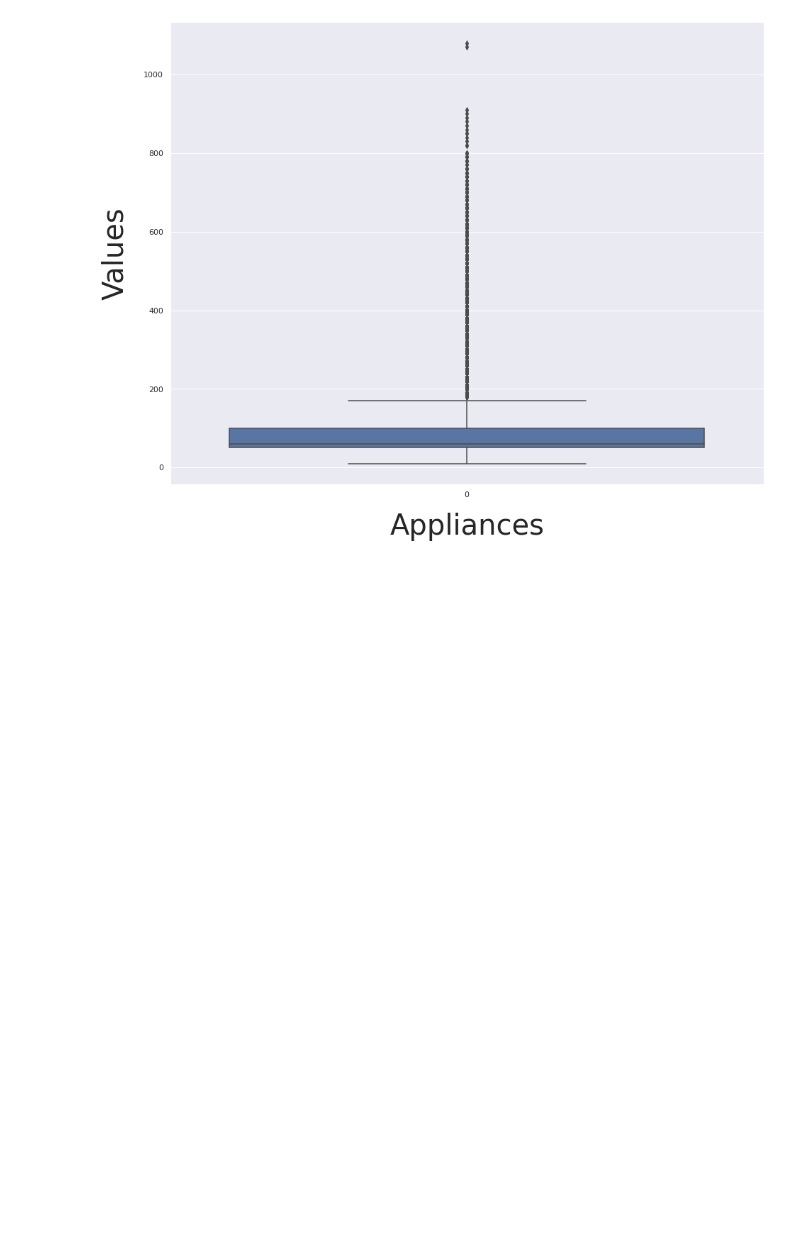
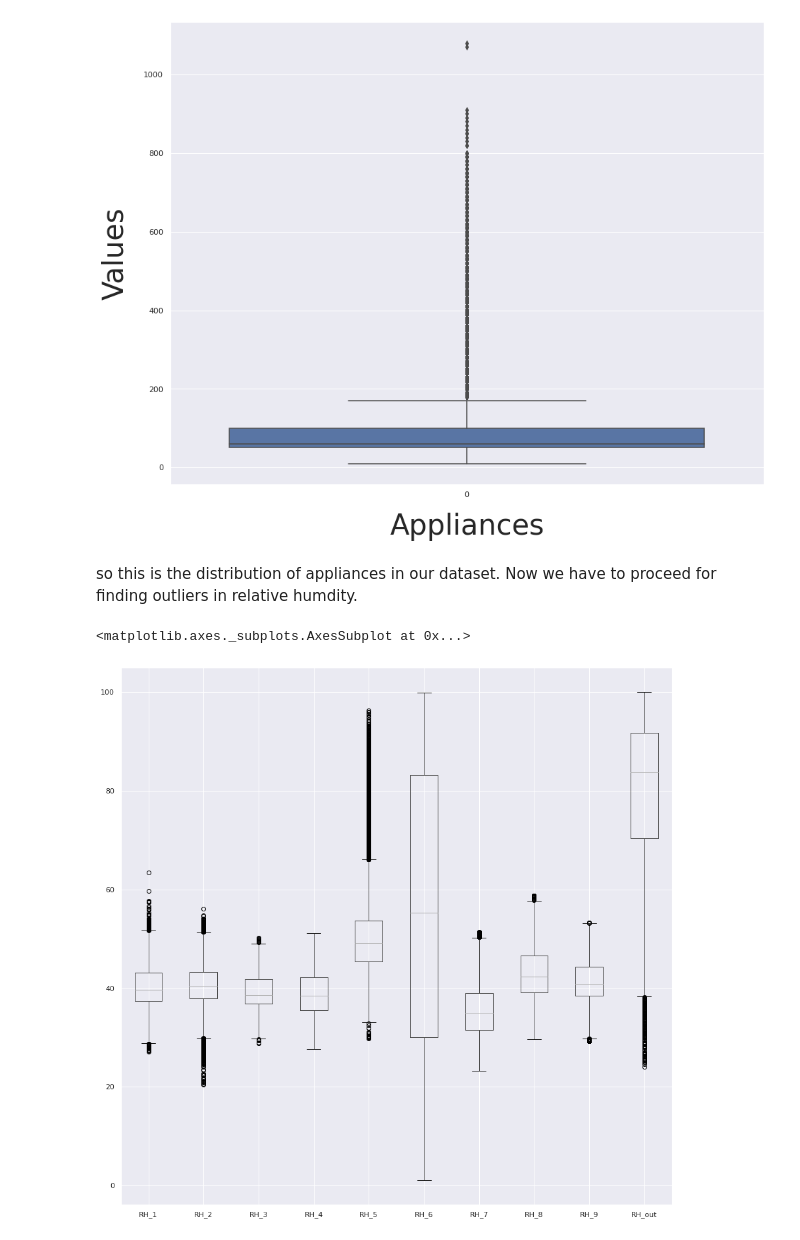
Before and after one commit to Shailendra114/Appliances-Energy-Prediction, a Jupyter notebook: Appliances_Energy_Prediction(Machine_Learnng_Capstone_Project).ipynb, the cells around one changed output. Drawn from its saved outputs; the diff is of its cells as text; code cells hidden in the pictures; blank space fills up the shorter version.

```diff
--- a/Appliances_Energy_Prediction(Machine_Learnng_Capstone_Project).ipynb
+++ b/Appliances_Energy_Prediction(Machine_Learnng_Capstone_Project).ipynb
@@ -288,3 +296,12 @@ ax.set_ylabel('Values',fontsize=40, labelpad=20)
 # %% [output]
 Text(0, 0.5, 'Values')
 [figure]
+# %% [markdown]
+so this is the distribution of appliances in our dataset.
+Now we have to proceed for finding outliers in relative humdity.
+# %%
+#lets plot the boxplot of relative humidity
+df.boxplot(['RH_1','RH_2','RH_3','RH_4','RH_5','RH_6','RH_7','RH_8','RH_9','RH_out'])
+# %% [output]
+<matplotlib.axes._subplots.AxesSubplot at 0x...>
+[figure, added]
```
Also changed, not shown: parts of 22 cells of this notebook.
